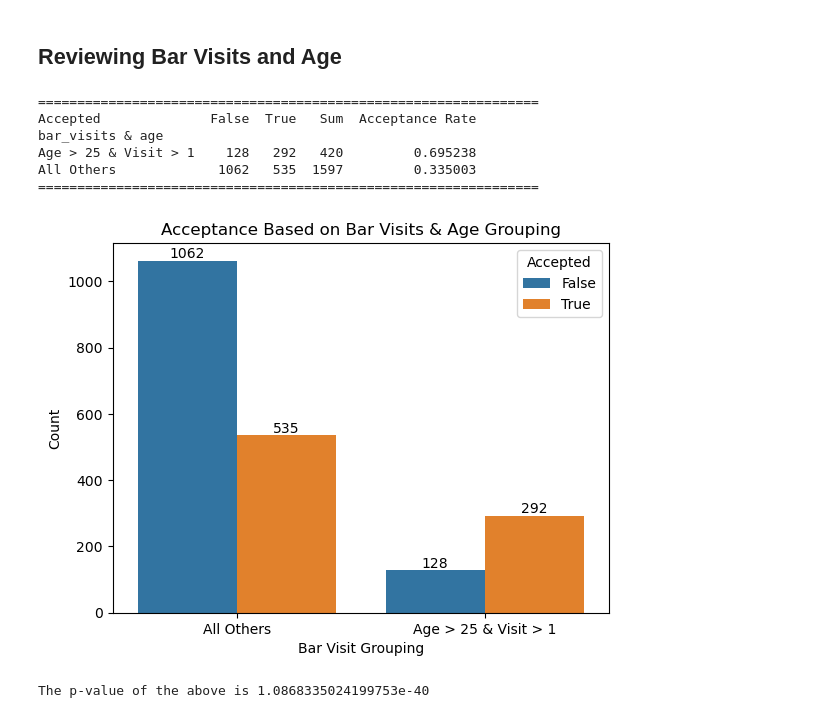
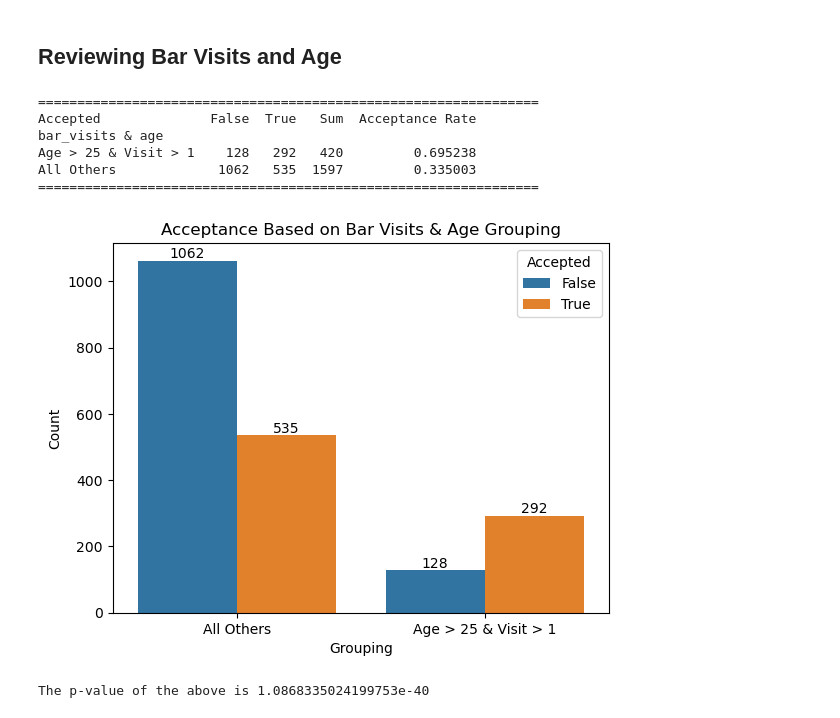
Before and after one commit to ngratzi/coupon_analysis, a Jupyter notebook: analysis.ipynb, the cells around one changed output. Cells and saved outputs as stored; diff of their text form; code cells hidden in the pictures.

```diff
--- a/analysis.ipynb
+++ b/analysis.ipynb
@@ -473,35 +473,35 @@ Among those that visit the bar more than 3 times a month, the acceptance rate wa
 def targetGroup(Bar, age):
     # go to a bar more than once a month and are over the age of 25
     if Bar in ['1~3','4~8', 'gt8'] and age not in ['below21', '21']:
         return 'Age > 25 & Visit > 1'
     else:
         return 'All Others'
 
 df_bar['bar_visits & age'] = df_bar[['Bar', 'age']].apply(lambda x: targetGroup(*x), axis=1)
 
 fig = sns.countplot(df_bar, x='bar_visits & age', hue='Accepted')
 fig.bar_label(container=fig.containers[False])
 fig.bar_label(container=fig.containers[True])
 plt.title('Acceptance Based on Bar Visits & Age Grouping')
-plt.xlabel('Bar Visit Grouping')
+plt.xlabel('Grouping')
 plt.ylabel('Count')
 plt.savefig('images/bar_visits_age.png')
 
 # Create table comparing bar_visits to acceptance
 ct = pd.crosstab(df_bar['bar_visits & age'], df_bar['Accepted'])
 ct['Sum'] = ct[False] + ct[True]
 ct['Acceptance Rate'] = ct[True] / ct['Sum']
 print('================================================================')
 print(ct)
 print('================================================================')
 # %% [output]
 ================================================================
 Accepted              False  True   Sum  Acceptance Rate
 bar_visits & age
 Age > 25 & Visit > 1    128   292   420         0.695238
 All Others             1062   535  1597         0.335003
 ================================================================
-[figure, old version]
+[figure, new version]
 # %%
 count = [535, 292]
 nobs = [1597, 420]
```
Also changed, not shown: parts of 3 cells of this notebook, 5 other files.
